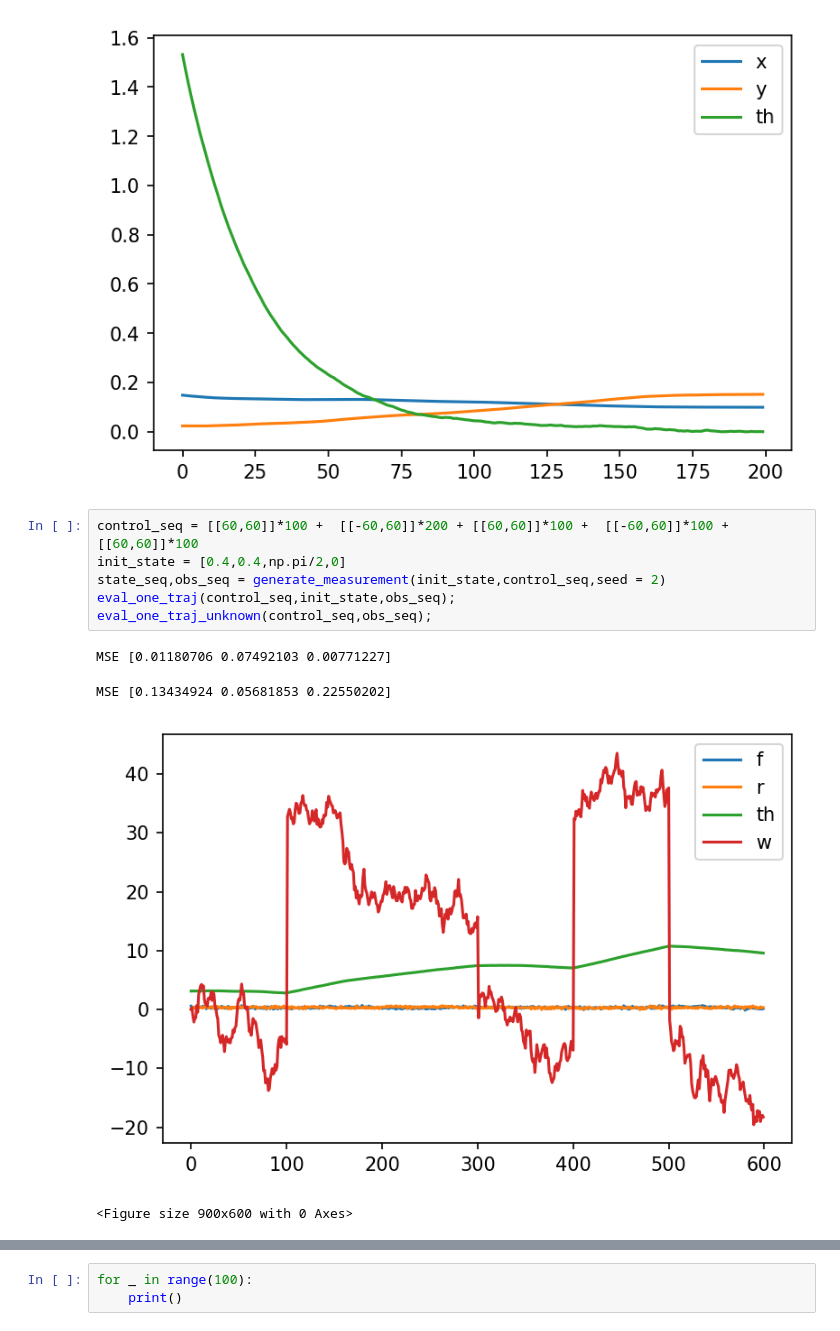
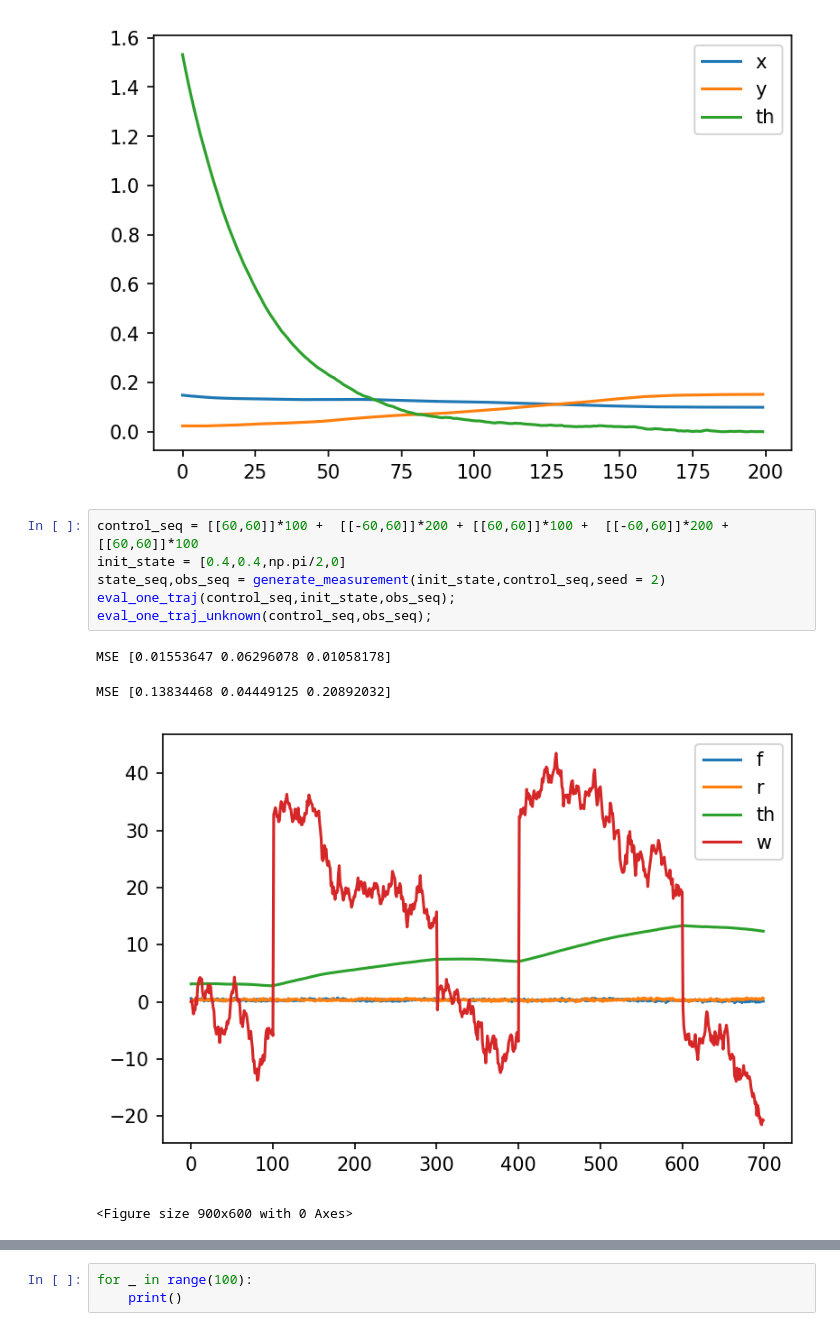
Before and after one commit to samer1248/ECE209AS-Lab3, a Jupyter notebook: project3_tests.ipynb, the cells around one changed output, grey strips where cells are left out. Saved outputs shown, nothing was run; the diff lists cells and outputs as text.

```diff
--- a/project3_tests.ipynb
+++ b/project3_tests.ipynb
@@ -169,13 +169,13 @@ MSE [0.11972347 0.09878156 0.39792104]
 [figure]
 [figure]
 # %%
-control_seq = [[60,60]]*100 +  [[-60,60]]*200 + [[60,60]]*100 +  [[-60,60]]*100 + [[60,60]]*100
+control_seq = [[60,60]]*100 +  [[-60,60]]*200 + [[60,60]]*100 +  [[-60,60]]*200 + [[60,60]]*100
 init_state = [0.4,0.4,np.pi/2,0]
 state_seq,obs_seq = generate_measurement(init_state,control_seq,seed = 2)
 eval_one_traj(control_seq,init_state,obs_seq);
 eval_one_traj_unknown(control_seq,obs_seq);
 # %% [output]
-MSE [0.01180706 0.07492103 0.00771227]
+MSE [0.01553647 0.06296078 0.01058178]
-MSE [0.13434924 0.05681853 0.22550202]
+MSE [0.13834468 0.04449125 0.20892032]
-[figure, old version]
+[figure, new version]
 <Figure size 900x600 with 0 Axes>
```
Also changed, not shown: parts of 1 cell of this notebook, 3 other files.
